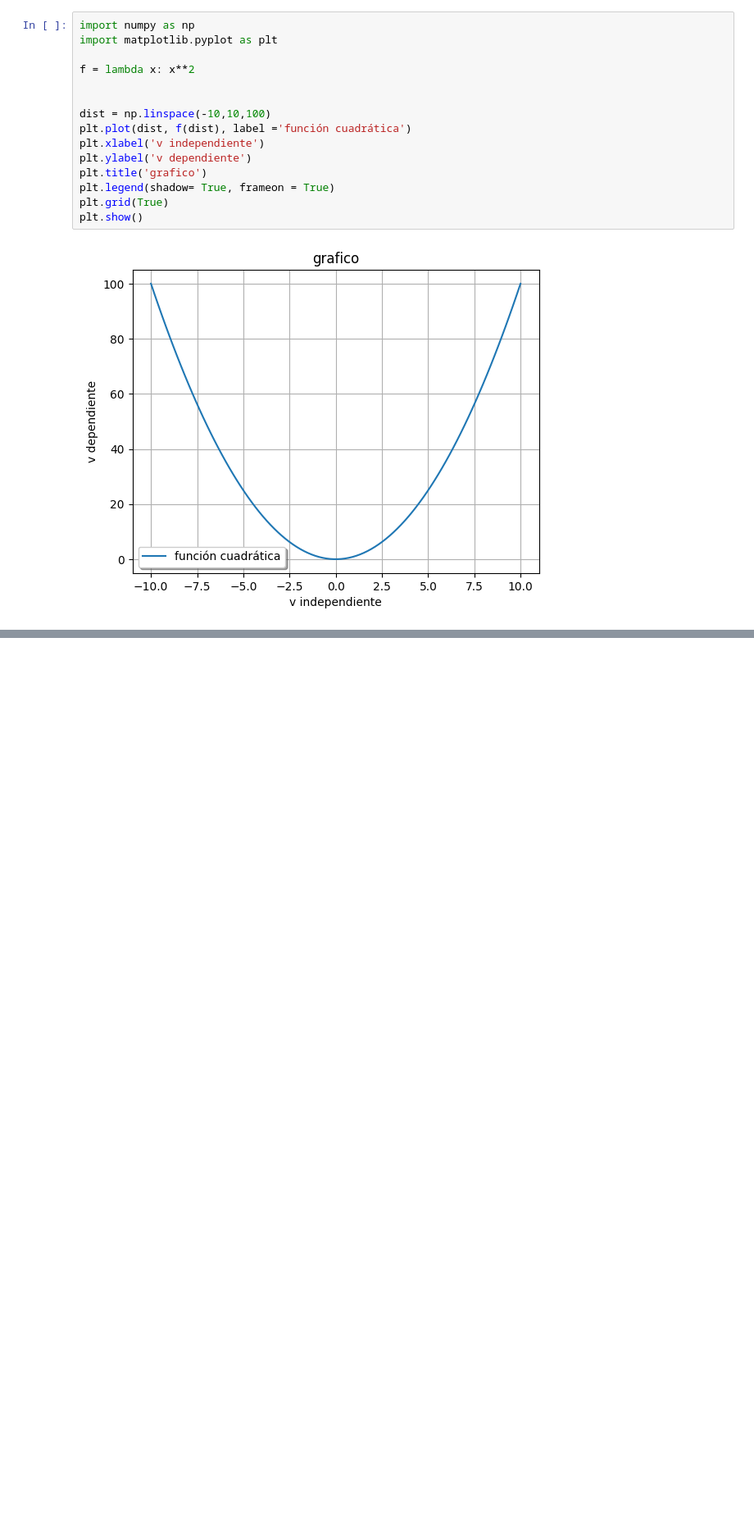
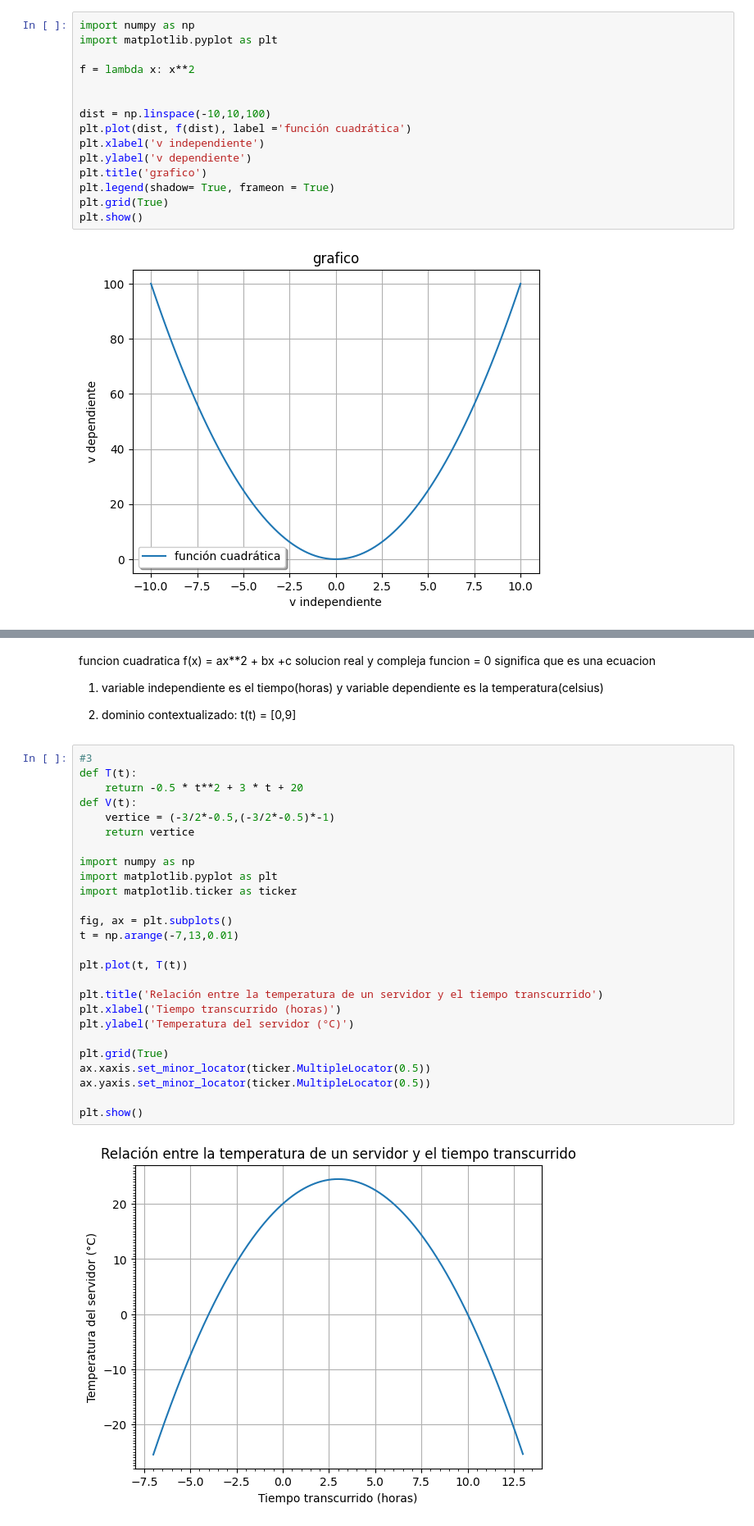
Before and after one commit to Lucianoridlf/FPY1101, a Jupyter notebook: Unidad 1/Guía 1/Guía 1 funciones.ipynb, the cells around one changed output, grey strips where cells are left out. Shown at 82% size. Cells and saved outputs as stored; diff of their text form; blank space fills up the shorter version.

```diff
--- a/Unidad 1/Guía 1/Guía 1 funciones.ipynb
+++ b/Unidad 1/Guía 1/Guía 1 funciones.ipynb
@@ -80,0 +178,37 @@ plt.show()
+# %% [markdown]
+funcion cuadratica
+f(x) = ax**2 + bx +c
+solucion real y compleja
+funcion = 0 significa que es una ecuacion
+
+1) variable independiente es el tiempo(horas) y variable dependiente es la temperatura(celsius)
+
+2) dominio contextualizado: t(t) = [0,9]
+# %%
+#3
+def T(t):
+    return -0.5 * t**2 + 3 * t + 20
+def V(t):
+    vertice = (-3/2*-0.5,(-3/2*-0.5)*-1)
+    return vertice
+
+import numpy as np
+import matplotlib.pyplot as plt
+import matplotlib.ticker as ticker
+
+fig, ax = plt.subplots()
+t = np.arange(-7,13,0.01)
+
+plt.plot(t, T(t))
+
+plt.title('Relación entre la temperatura de un servidor y el tiempo transcurrido')
+plt.xlabel('Tiempo transcurrido (horas)')
+plt.ylabel('Temperatura del servidor (°C)')
+
+plt.grid(True)
+ax.xaxis.set_minor_locator(ticker.MultipleLocator(0.5))
+ax.yaxis.set_minor_locator(ticker.MultipleLocator(0.5))
+
+plt.show()
+# %% [output]
+[figure, added]
```
Also changed, not shown: parts of 9 cells of this notebook.
